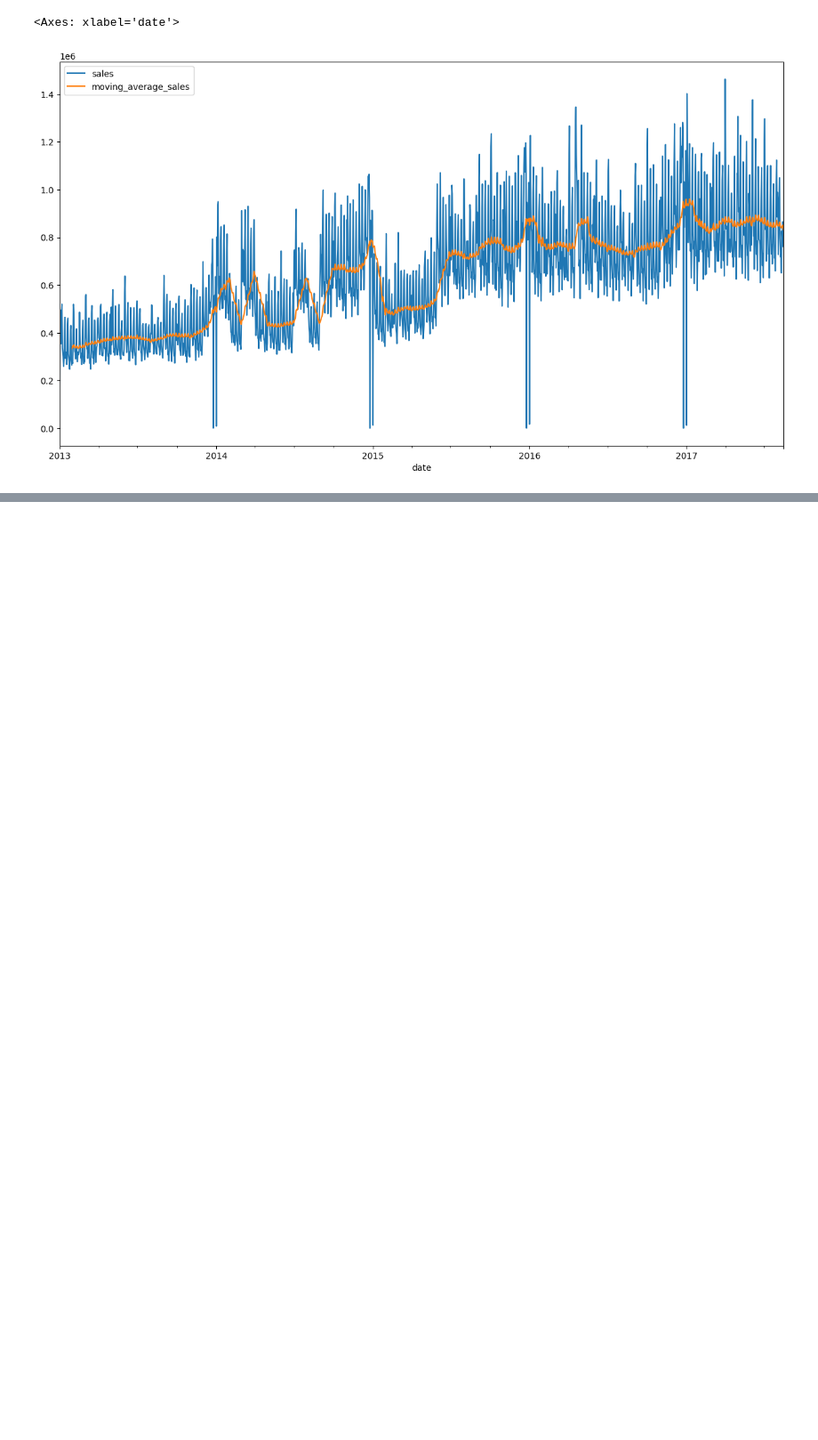
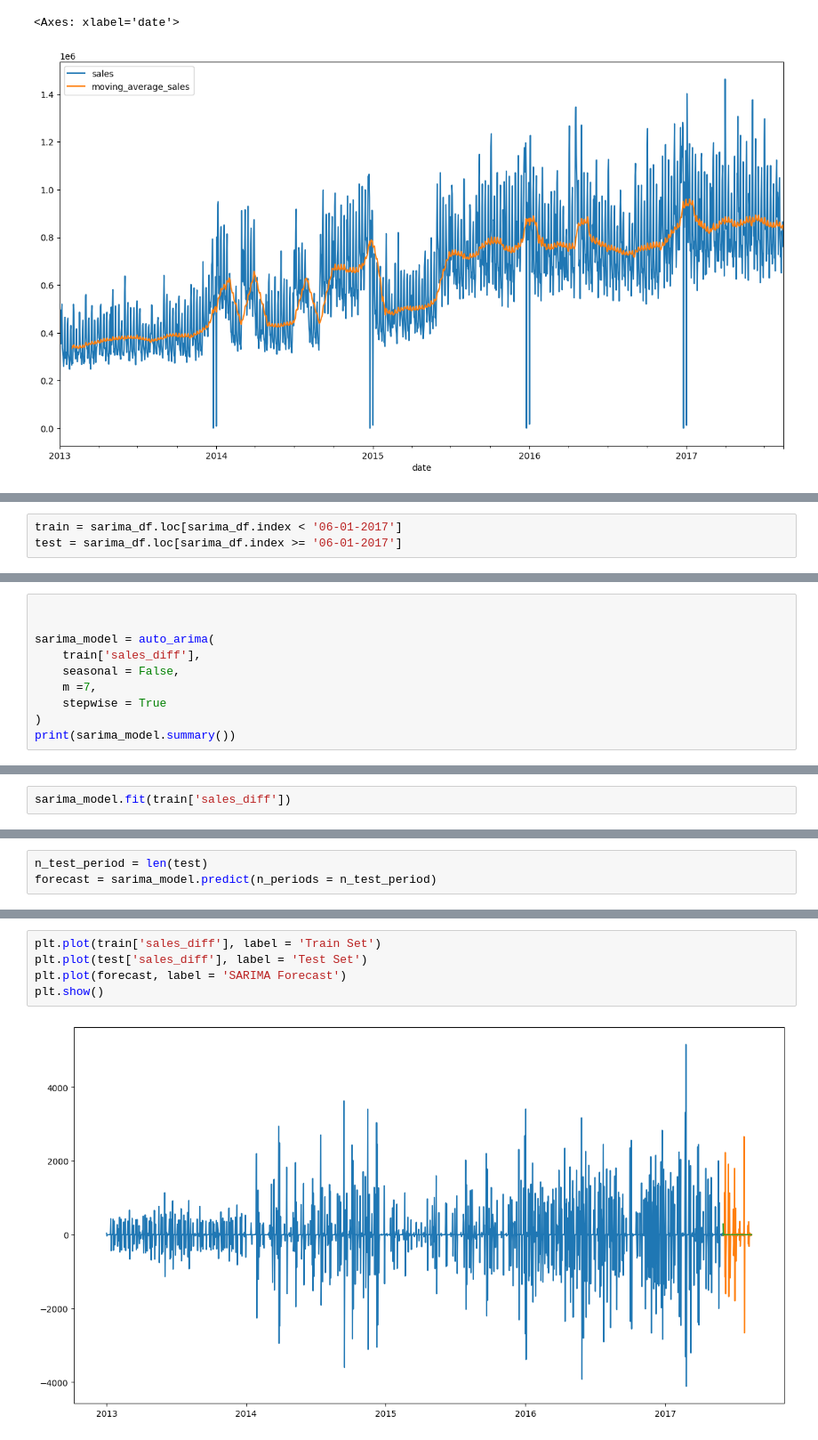
Before and after one commit to OngomaElias/A-Time-Series-Regression-Favorita, a Jupyter notebook: Notebook/Main.ipynb, the cells around one changed output, grey strips where cells are left out. Shown at 89% size. Drawn from its saved outputs; the diff is of its cells as text; blank space fills up the shorter version.

Commit message:
SARIMA Model

```diff
--- a/Notebook/Main.ipynb
+++ b/Notebook/Main.ipynb
@@ -2530,0 +2570,3 @@ sum_daily_sales_df.plot()
+# %%
+train = sarima_df.loc[sarima_df.index < '06-01-2017']
+test = sarima_df.loc[sarima_df.index >= '06-01-2017']
@@ -2530,0 +2594,10 @@ sum_daily_sales_df.plot()
+# %%
+
+
+sarima_model = auto_arima(
+    train['sales_diff'],
+    seasonal = False,
+    m =7,
+    stepwise = True
+)
+print(sarima_model.summary())
@@ -2530,0 +2628,2 @@ sum_daily_sales_df.plot()
+# %%
+sarima_model.fit(train['sales_diff'])
@@ -2530,0 +2633,3 @@ sum_daily_sales_df.plot()
+# %%
+n_test_period = len(test)
+forecast = sarima_model.predict(n_periods = n_test_period)
@@ -2530,0 +2645,7 @@ sum_daily_sales_df.plot()
+# %%
+plt.plot(train['sales_diff'], label = 'Train Set')
+plt.plot(test['sales_diff'], label = 'Test Set')
+plt.plot(forecast, label = 'SARIMA Forecast')
+plt.show()
+# %% [output]
+[figure, added]
```
Also changed, not shown: parts of 34 cells of this notebook.
